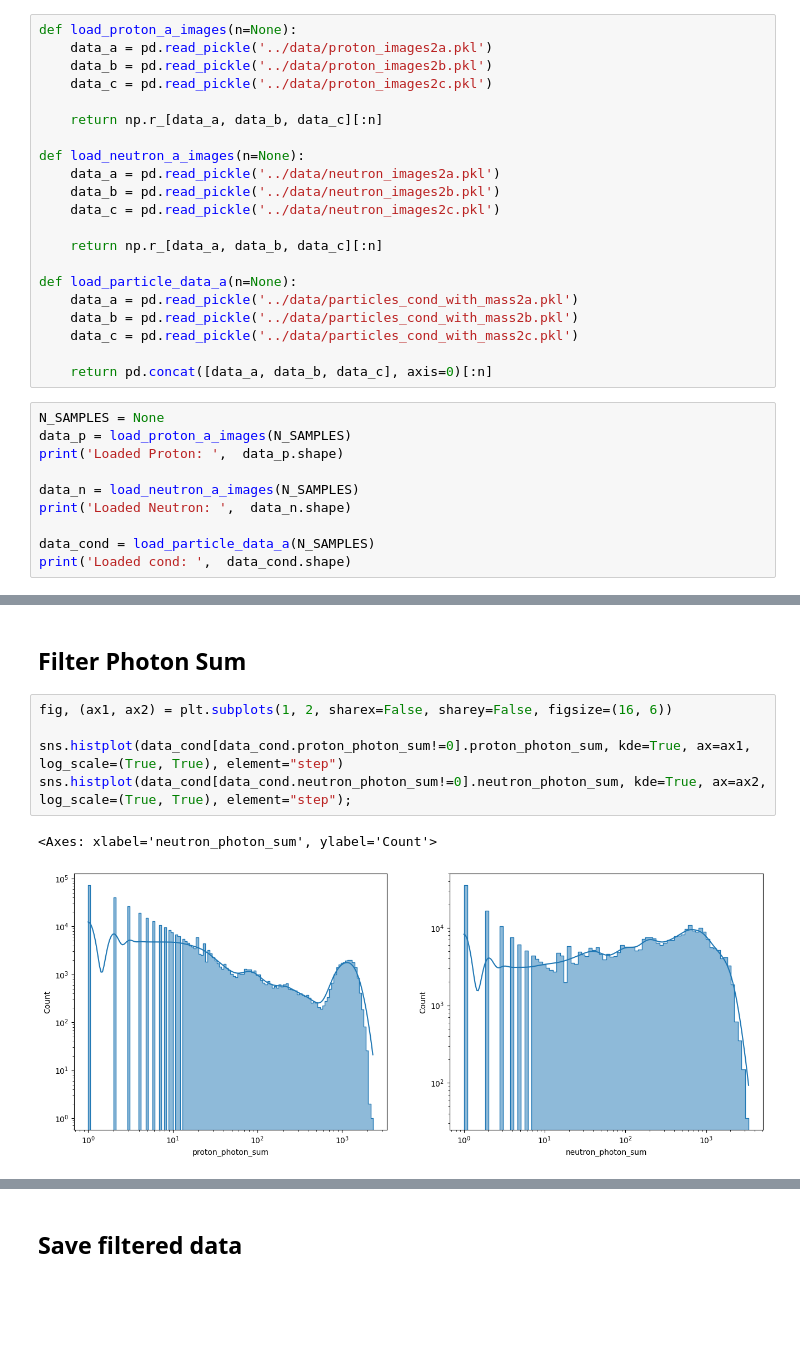
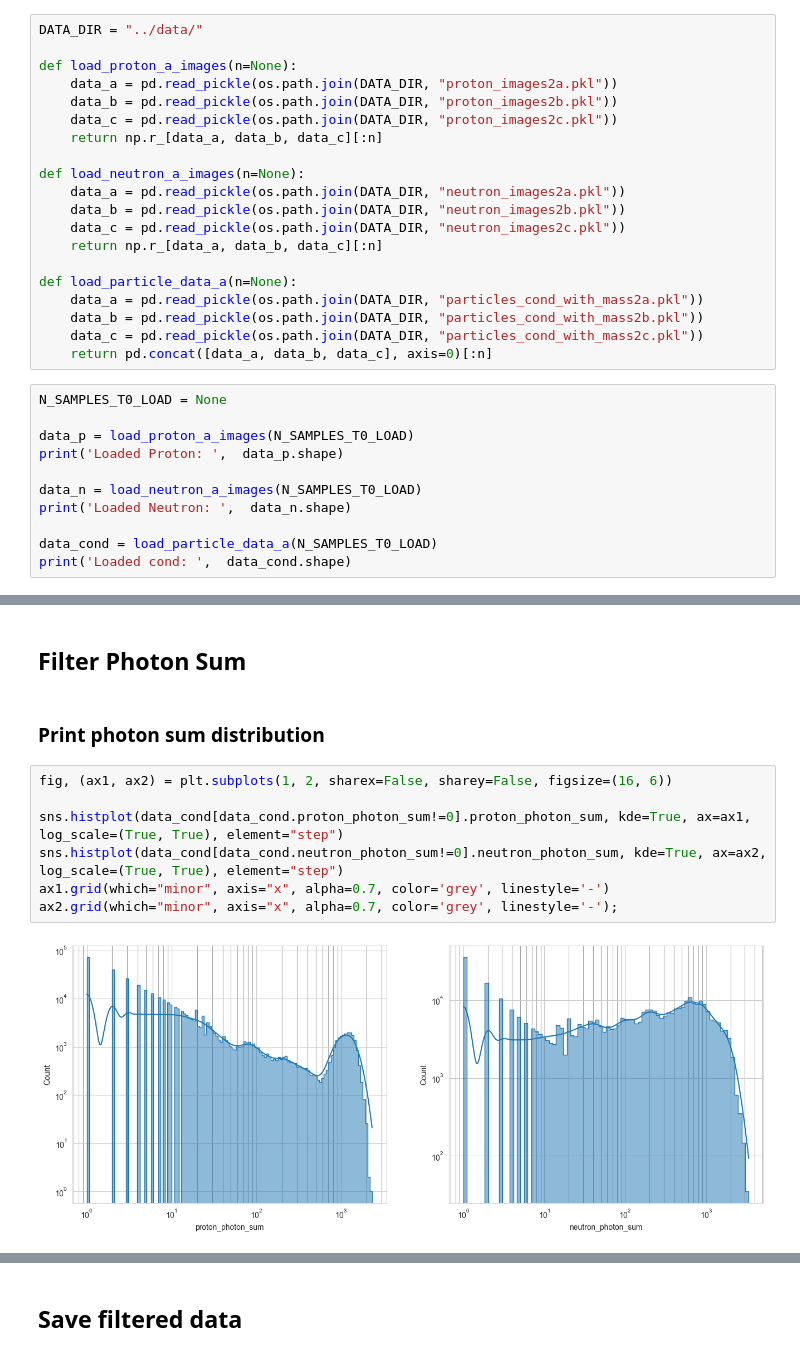
Before and after one commit to patrick-bedkowski/Generative-Models-for-CERN-Fast-Simulations, a Jupyter notebook: notebooks/data_filtering.ipynb, the cells around one changed output, grey strips where cells are left out. Saved outputs shown, nothing was run; the diff lists cells and outputs as text; blank space fills up the shorter version.

Commit message:
Improved data filtering

```diff
--- a/notebooks/data_filtering.ipynb
+++ b/notebooks/data_filtering.ipynb
@@ -7,33 +13,33 @@ import seaborn as sns
 # %%
+DATA_DIR = "../data/"
+
 def load_proton_a_images(n=None):
-    data_a = pd.read_pickle('../data/proton_images2a.pkl')
-    data_b = pd.read_pickle('../data/proton_images2b.pkl')
-    data_c = pd.read_pickle('../data/proton_images2c.pkl')
-
+    data_a = pd.read_pickle(os.path.join(DATA_DIR, "proton_images2a.pkl"))
+    data_b = pd.read_pickle(os.path.join(DATA_DIR, "proton_images2b.pkl"))
+    data_c = pd.read_pickle(os.path.join(DATA_DIR, "proton_images2c.pkl"))
     return np.r_[data_a, data_b, data_c][:n]
 
 def load_neutron_a_images(n=None):
-    data_a = pd.read_pickle('../data/neutron_images2a.pkl')
-    data_b = pd.read_pickle('../data/neutron_images2b.pkl')
-    data_c = pd.read_pickle('../data/neutron_images2c.pkl')
-
+    data_a = pd.read_pickle(os.path.join(DATA_DIR, "neutron_images2a.pkl"))
+    data_b = pd.read_pickle(os.path.join(DATA_DIR, "neutron_images2b.pkl"))
+    data_c = pd.read_pickle(os.path.join(DATA_DIR, "neutron_images2c.pkl"))
     return np.r_[data_a, data_b, data_c][:n]
 
 def load_particle_data_a(n=None):
-    data_a = pd.read_pickle('../data/particles_cond_with_mass2a.pkl')
-    data_b = pd.read_pickle('../data/particles_cond_with_mass2b.pkl')
-    data_c = pd.read_pickle('../data/particles_cond_with_mass2c.pkl')
-
+    data_a = pd.read_pickle(os.path.join(DATA_DIR, "particles_cond_with_mass2a.pkl"))
+    data_b = pd.read_pickle(os.path.join(DATA_DIR, "particles_cond_with_mass2b.pkl"))
+    data_c = pd.read_pickle(os.path.join(DATA_DIR, "particles_cond_with_mass2c.pkl"))
     return pd.concat([data_a, data_b, data_c], axis=0)[:n]
 # %%
-N_SAMPLES = None
-data_p = load_proton_a_images(N_SAMPLES)
+N_SAMPLES_T0_LOAD = None
+
+data_p = load_proton_a_images(N_SAMPLES_T0_LOAD)
 print('Loaded Proton: ',  data_p.shape)
 
-data_n = load_neutron_a_images(N_SAMPLES)
+data_n = load_neutron_a_images(N_SAMPLES_T0_LOAD)
 print('Loaded Neutron: ',  data_n.shape)
 
-data_cond = load_particle_data_a(N_SAMPLES)
+data_cond = load_particle_data_a(N_SAMPLES_T0_LOAD)
 print('Loaded cond: ',  data_cond.shape)
 # %% [output]
 Loaded Proton:  (511810, 56, 30)
@@ -59,10 +63,13 @@ data_cond.head()
 # %% [markdown]
 ## Filter Photon Sum
+# %% [markdown]
+### Print photon sum distribution
 # %%
 fig, (ax1, ax2) = plt.subplots(1, 2, sharex=False, sharey=False, figsize=(16, 6))
 
 sns.histplot(data_cond[data_cond.proton_photon_sum!=0].proton_photon_sum, kde=True, ax=ax1, log_scale=(True, True), element="step")
-sns.histplot(data_cond[data_cond.neutron_photon_sum!=0].neutron_photon_sum, kde=True, ax=ax2, log_scale=(True, True), element="step");
+sns.histplot(data_cond[data_cond.neutron_photon_sum!=0].neutron_photon_sum, kde=True, ax=ax2, log_scale=(True, True), element="step")
+ax1.grid(which="minor", axis="x", alpha=0.7, color='grey', linestyle='-')
+ax2.grid(which="minor", axis="x", alpha=0.7, color='grey', linestyle='-');
 # %% [output]
-<Axes: xlabel='neutron_photon_sum', ylabel='Count'>
-[figure, old version]
+[figure, new version]
```
Also changed, not shown: parts of 11 cells of this notebook, 1 other file.
